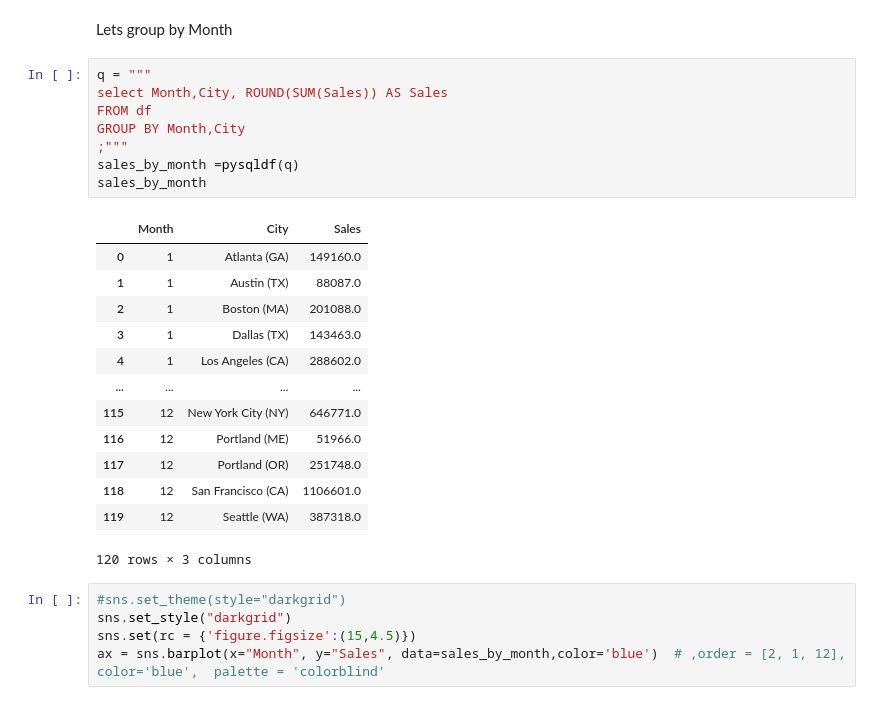
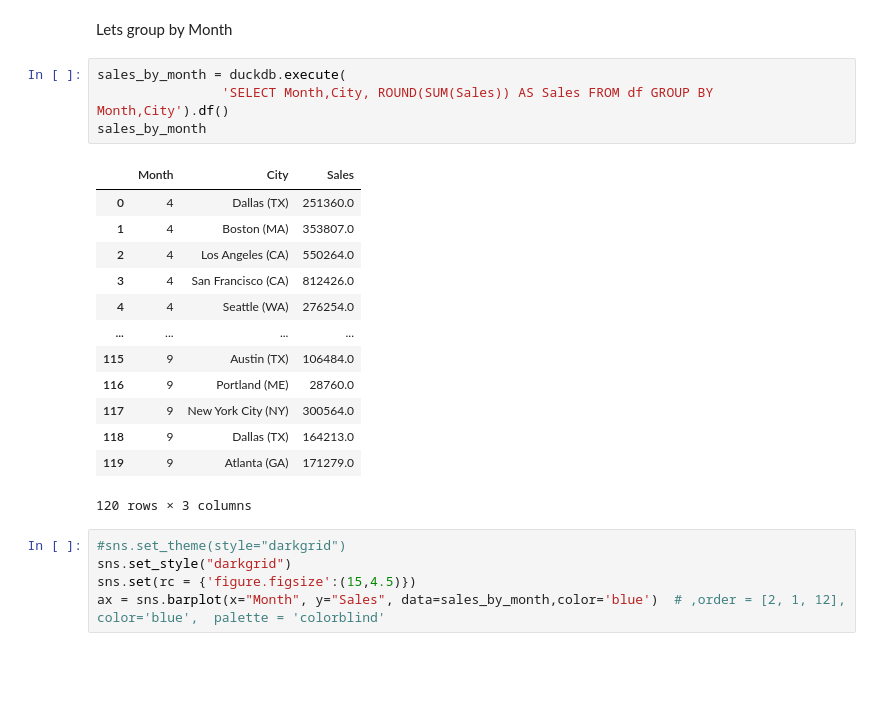
Before and after one commit to Georgios7/SQL_with_Python, a Jupyter notebook: SQL_in_Python.ipynb, the cells around one changed output. Saved outputs shown, nothing was run; the diff lists cells and outputs as text; blank space fills up the shorter version.

Commit message:
add req txt + replaced pandasql wit duckdb

```diff
--- a/SQL_in_Python.ipynb
+++ b/SQL_in_Python.ipynb
@@ -186,26 +180,22 @@ df.head(3)
 # %% [markdown]
 Lets group by Month
 # %%
-q = """
-select Month,City, ROUND(SUM(Sales)) AS Sales
-FROM df
-GROUP BY Month,City
-;"""
-sales_by_month =pysqldf(q)
+sales_by_month = duckdb.execute(
+                'SELECT Month,City, ROUND(SUM(Sales)) AS Sales FROM df GROUP BY Month,City').df()
 sales_by_month
 # %% [output]
 |  | Month | City | Sales |
-| 0 | 1 | Atlanta (GA) | 149160.0 |
-| 1 | 1 | Austin (TX) | 88087.0 |
-| 2 | 1 | Boston (MA) | 201088.0 |
-| 3 | 1 | Dallas (TX) | 143463.0 |
-| 4 | 1 | Los Angeles (CA) | 288602.0 |
+| 0 | 4 | Dallas (TX) | 251360.0 |
+| 1 | 4 | Boston (MA) | 353807.0 |
+| 2 | 4 | Los Angeles (CA) | 550264.0 |
+| 3 | 4 | San Francisco (CA) | 812426.0 |
+| 4 | 4 | Seattle (WA) | 276254.0 |
 | ... | ... | ... | ... |
-| 115 | 12 | New York City (NY) | 646771.0 |
-| 116 | 12 | Portland (ME) | 51966.0 |
-| 117 | 12 | Portland (OR) | 251748.0 |
-| 118 | 12 | San Francisco (CA) | 1106601.0 |
-| 119 | 12 | Seattle (WA) | 387318.0 |
+| 115 | 9 | Austin (TX) | 106484.0 |
+| 116 | 9 | Portland (ME) | 28760.0 |
+| 117 | 9 | New York City (NY) | 300564.0 |
+| 118 | 9 | Dallas (TX) | 164213.0 |
+| 119 | 9 | Atlanta (GA) | 171279.0 |
 120 rows × 3 columns
 # %%
 #sns.set_theme(style="darkgrid")
```
Also changed, not shown: parts of 6 cells of this notebook, 1 other file.
